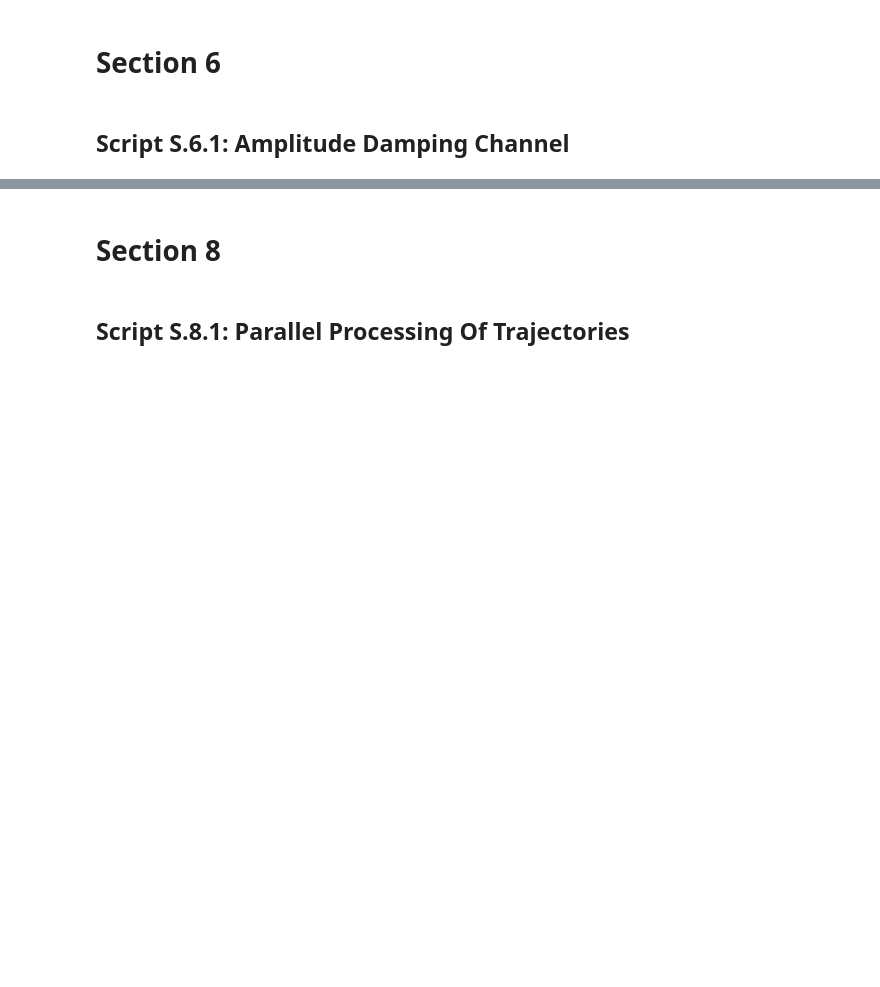
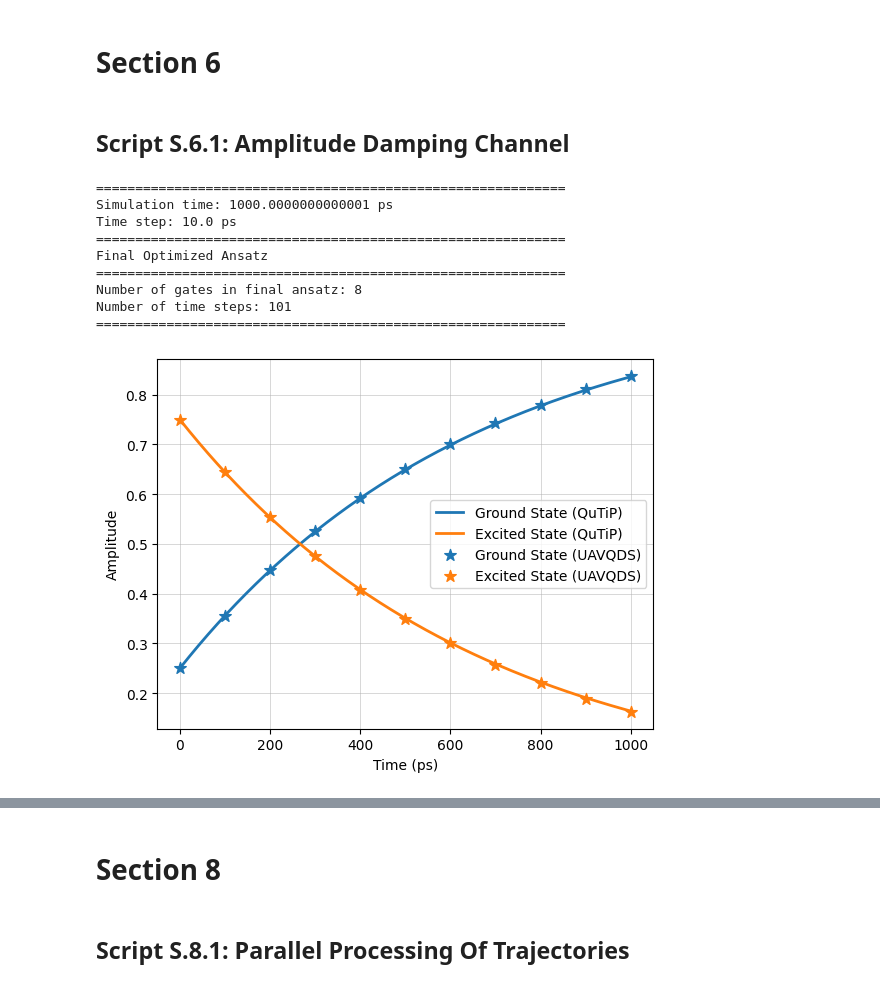
Before and after one commit to batistagroup/qflux, a Jupyter notebook: demos/manuscript/Part_V_JCE.ipynb, the cells around one changed output, grey strips where cells are left out. Saved outputs shown, nothing was run; the diff lists cells and outputs as text; code cells hidden in the pictures; blank space fills up the shorter version.

```diff
--- a/demos/manuscript/Part_V_JCE.ipynb
+++ b/demos/manuscript/Part_V_JCE.ipynb
@@ -238,7 +285,7 @@ def VectorizedEffectiveHamiltonian(H, gamma, lind):
 ## Script S.5.1: Defining Pool Of Operators/Gates <a name="ScriptSpt5pt1"></a>
 # %%
 from itertools import combinations, product
-from qflux.variational_methods.qmad.ansatz import Ansatz_class, PauliOperator
+from qflux.variational_methods.qmad.ansatz import PauliOperator
 
 # Define Pauli matrices
 sx = np.array([[0, 1], [1, 0]])
@@ -254,15 +301,6 @@ def build_pool(nqbit):
             for op in product(pauliStr, repeat=order):
                 res.append(PauliOperator(op, list(idx), 1, nqbit))
     return res
-
-def Ansatz(u0, relrcut, theta=[], ansatz=[]):
-    nqbit = int(np.log2(len(u0)))
-    pool_qubit = 2 * nqbit
-    # Vectorize initial state
-    u0 = np.outer(u0, u0).flatten()
-    # Build operator pool
-    pool = build_pool(pool_qubit)
-    return Ansatz_class(nqbit, u0, relrcut, pool, theta, ansatz)
 # %% [markdown]
 # Section 6
 # %% [markdown]
@@ -270,38 +308,77 @@ def Ansatz(u0, relrcut, theta=[], ansatz=[]):
 # %%
 import numpy as np
 from qflux.variational_methods.qmad.solver import solve_avq_vect
 from qflux.variational_methods.qmad.effh import VectorizedEffectiveHamiltonian
-from qflux.variational_methods.qmad.ansatzVect import Ansatz
+from qflux.variational_methods.qmad.ansatz import Ansatz
 import matplotlib.pyplot as plt
 
-# Execution Code for Amplitude damping channel example
 sx = np.array([[0, 1], [1, 0]])
 sy = np.array([[0, -1j], [1j, 0]])
 sp = (sx + 1j * sy) / 2
 Id = np.eye(2, dtype=np.complex128)
 
-tf = 1000e-12
-dt = 1000e-13
-gamma = 1.52e9
+#-- build effective Hamiltonian for the vectorized density matrix
 H = np.eye(2, dtype=np.complex128)
 lind = sp
 H = VectorizedEffectiveHamiltonian(H, gamma, lind)
+
+#-- initial state to build the initial pure state density matrix
 u0 = np.array([1 / 2, np.sqrt(3) / 2], dtype=np.complex128) #it should be normalized initial state with 2^n length
 
-ansatz = Ansatz(u0, relrcut=1e-6)
-res = solve_avq_vect(H, ansatz, [0, tf], dt)
+#-- simulation time (tf) and time step (dt) (in seconds)
+tf = 1000e-12
+dt =   10e-12
+gamma = 1.52e9
 
+#-- Initialize the ansatz and propagate the variational parameters and density matrix
+ansatz = Ansatz(u0, relrcut=1e-6, vectorized=True)
+res = solve_avq_vect(H, ansatz, [0, tf], dt, rk45=False)
 
-excited = [res.u[i][1, 1].real for i in range(10)]
-ground = [res.u[i][0, 0].real for i in range(10)]
-times = np.linspace(0, 1000e-12, 10)
+#-- Print the optimized ansatz at the end of simulation
+print("=" * 60)
+print(f"Simulation time: {tf*1e12} ps")
+print(f"Time step: {dt*1e12} ps")
+print("=" * 60)
+print("Final Optimized Ansatz")
+print("=" * 60)
+print(f"Number of gates in final ansatz: {len(res.A[-1])}")
+#print(f"Final ansatz gates: {res.A[-1]}")
+print(f"Number of time steps: {len(res.t)}")
+print("=" * 60)
 
-qt_times = np.arange(0, tf, 1000e-14)  # time array
-plt.plot(qt_times * 1e12, ground_population, label="Ground State (QuTiP)", linewidth=2, color='tab:blue')
-plt.plot(qt_times * 1e12, excited_population, label="Excited State (QuTiP)", linewidth=2, color='tab:orange')
-plt.plot(times * 1e12, ground, '*', label="Ground State (UAVQDS)", color='tab:blue')
-plt.plot(times * 1e12, excited, '*', label="Excited State (UAVQDS)", color='tab:orange')
+#-- Extract diagonal elements from density matrices at each time step
+excited = np.array([res.u[i][1, 1].real for i in range(len(res.u))])
+ground = np.array([res.u[i][0, 0].real for i in range(len(res.u))])
+times = np.array(res.t)
+
+line_qt_1 = plt.plot(qt_times * 1e12, ground_population, label="Ground State (QuTiP)", linewidth=2, color='tab:blue')
+line_qt_2 = plt.plot(qt_times * 1e12, excited_population, label="Excited State (QuTiP)", linewidth=2, color='tab:orange')
+color_qt_1 = line_qt_1[0].get_color()
+color_qt_2 = line_qt_2[0].get_color()
+
+point_indices_qt = range(0, len(qt_times), 100)
+#plt.scatter(qt_times[point_indices_qt] * 1e12, ground_population[point_indices_qt], color=color_qt_1, s=20, zorder=5)
+#plt.scatter(qt_times[point_indices_qt] * 1e12, excited_population[point_indices_qt], color=color_qt_2, s=20, zorder=5)
+
+point_indices = range(0, len(times), 10)
+plt.scatter(times[point_indices] * 1e12, ground[point_indices],  color=color_qt_1, label="Ground State (UAVQDS)",  s=75, marker='*', zorder=5)
+plt.scatter(times[point_indices] * 1e12, excited[point_indices], color=color_qt_2, label="Excited State (UAVQDS)", s=75, marker='*', zorder=5)
+
 plt.xlabel("Time (ps)")
 plt.ylabel("Amplitude")
+plt.grid(True, which='major', linestyle='-', linewidth=0.5, alpha=0.7)
+plt.gca().xaxis.set_major_locator(plt.matplotlib.ticker.MultipleLocator(200))
+plt.gca().yaxis.set_major_locator(plt.matplotlib.ticker.MultipleLocator(0.1))
 plt.legend()
 plt.show()
+# %% [output]
+============================================================
+Simulation time: 1000.0000000000001 ps
+Time step: 10.0 ps
+============================================================
+Final Optimized Ansatz
+============================================================
+Number of gates in final ansatz: 8
+Number of time steps: 101
+============================================================
+[figure, added]
```
Also changed, not shown: parts of 21 cells of this notebook.
